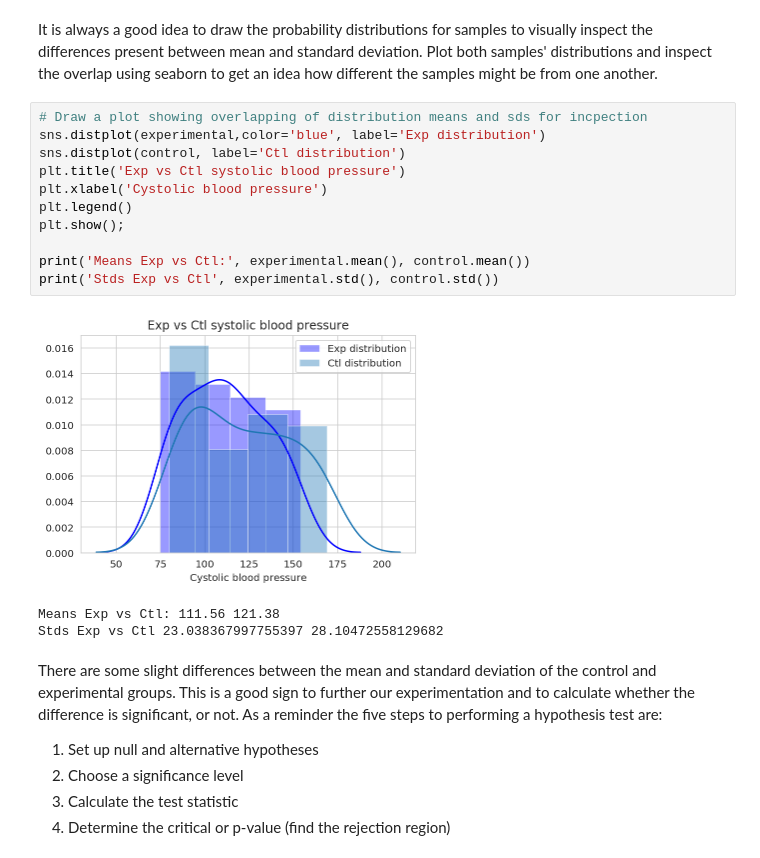
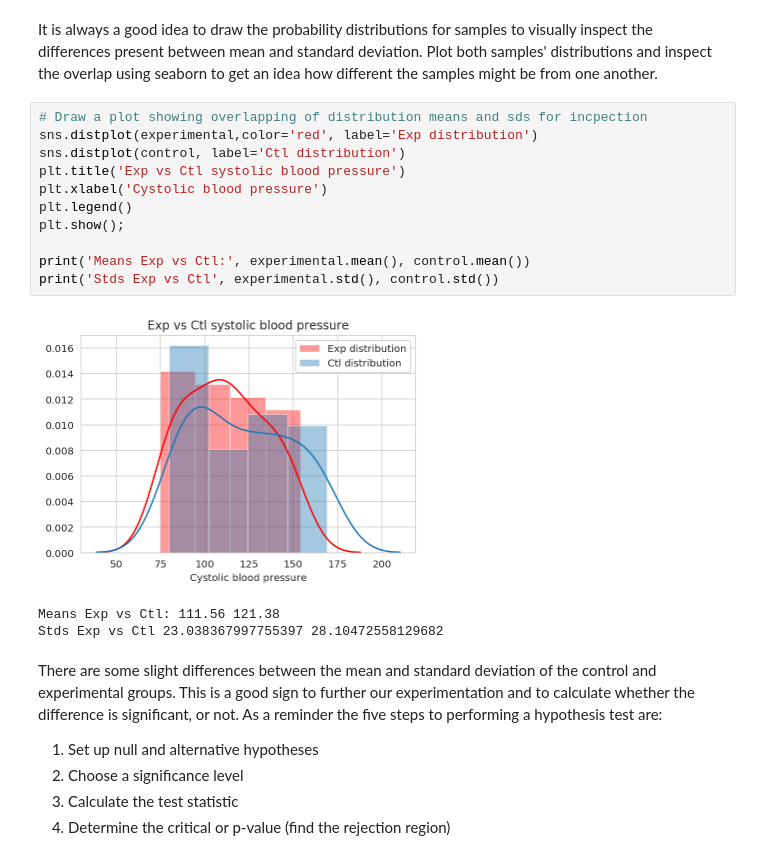
Before and after one commit to fleralle/dsc-two-sample-t-tests-lab-houston-ds-042219, a Jupyter notebook: index.ipynb, the cells around one changed output. Drawn from its saved outputs; the diff is of its cells as text.

```diff
--- a/index.ipynb
+++ b/index.ipynb
@@ -56,17 +56,17 @@ It is always a good idea to draw the probability distributions for samples to vi
 Plot both samples' distributions and inspect the overlap using seaborn to get an idea how different the samples might be from one another.
 # %%
 # Draw a plot showing overlapping of distribution means and sds for incpection
-sns.distplot(experimental,color='blue', label='Exp distribution')
+sns.distplot(experimental,color='red', label='Exp distribution')
 sns.distplot(control, label='Ctl distribution')
 plt.title('Exp vs Ctl systolic blood pressure')
 plt.xlabel('Cystolic blood pressure')
 plt.legend()
 plt.show();
 
 print('Means Exp vs Ctl:', experimental.mean(), control.mean())
 print('Stds Exp vs Ctl', experimental.std(), control.std())
 # %% [output]
-[figure, old version]
+[figure, new version]
 Means Exp vs Ctl: 111.56 121.38
 Stds Exp vs Ctl 23.038367997755397 28.10472558129682
 # %% [markdown]
```
